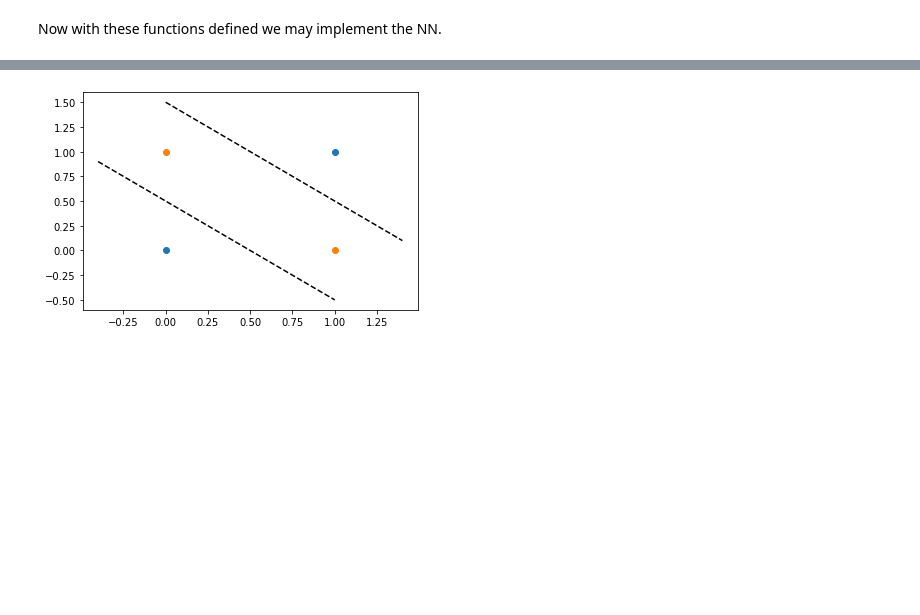
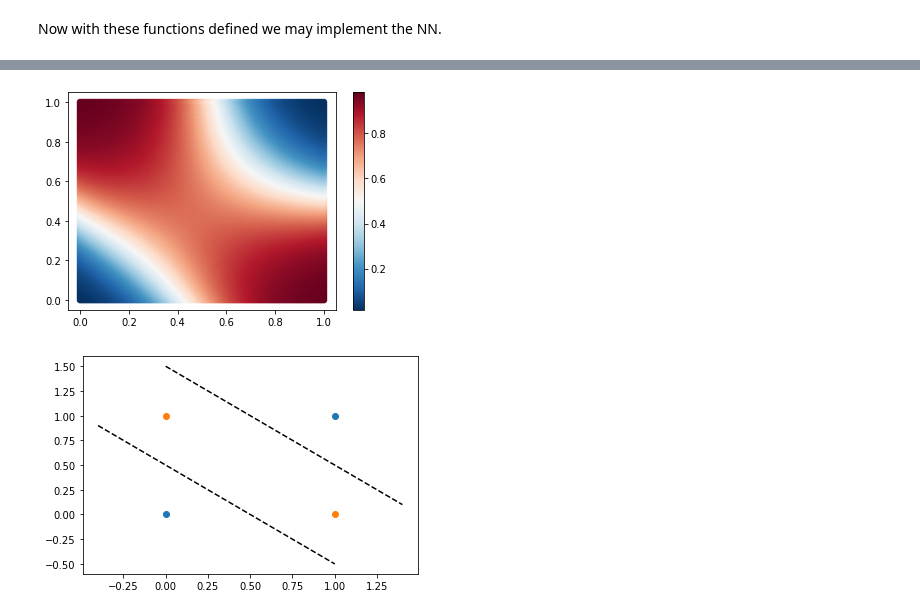
Before and after one commit to gluckt/complex_systems_lab1, a Jupyter notebook: Lab1.ipynb, the cells around one changed output, grey strips where cells are left out. Cells and saved outputs as stored; diff of their text form; code cells hidden in the pictures; blank space fills up the shorter version.

```diff
--- a/Lab1.ipynb
+++ b/Lab1.ipynb
@@ -412,12 +435,0 @@ Define training and test datasets
-# %%
-# split data
-arr = [1,2,3]
-x_train = X[arr,:]
-x_test = X[[0],:]
-labels = targets[arr]
-
-# train model on training data
-w1_pred,w2_pred,loss_vals = train(x_train, labels, W1, W2)
-
-# predict test data using trained model
-z,y = predict(x_test, w1_pred, w2_pred)
@@ -428,8 +435,0 @@ array([[0.        , 0.        , 0.99862983]])
-# %%
-# split data
-arr = [1,2,3]
-x_train = X[arr,:]
-x_test = X[[0],:]
-labels = targets[arr]
-
-w1_pred,w2_pred,loss_vals = train(x_train, labels, W1, W2)
@@ -485,3 +440,20 @@ Ideally, the decision boundary for the XOR network would look something like thi
+# %%
+hidden_dim = 250
+# Reinitialize weights
+W1 = np.random.normal(0,1,(hidden_dim, input_dim))
+W2 = np.random.normal(0,1,(hidden_dim, output_dim))
+
+# Train neural net
+W1_pred,W2_pred,loss_vals = train(X,targets,W1,W2)
+
+# Test model
+z,y = predict(x_test, W1_pred, W2_pred)
+
+results = np.hstack((x_test,y))
+plt.scatter(results[:,0], results[:,1], c=results[:,2], cmap = "RdBu_r");
+plt.colorbar();
+# %% [output]
+[figure, added]
 # %%
 plt.scatter([0,1], [0,1]);
 plt.scatter([0,1], [1,0]);
```
Also changed, not shown: parts of 29 cells of this notebook.
